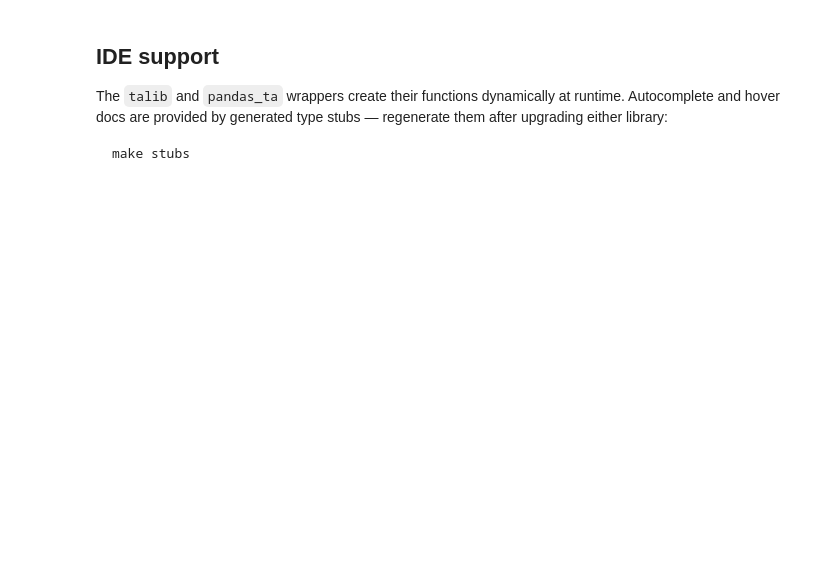
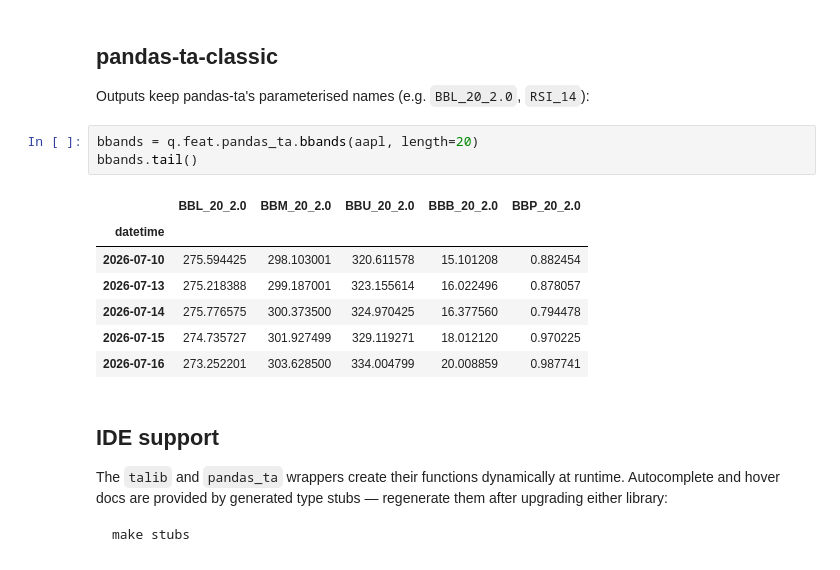
Before and after one commit to quantbert/qrt, a Jupyter notebook: docs/feat.ipynb, the cells around one changed output. Drawn from its saved outputs; the diff is of its cells as text; blank space fills up the shorter version.

```diff
--- a/docs/feat.ipynb
+++ b/docs/feat.ipynb
@@ -51,3 +110,18 @@ Outputs keep pandas-ta's parameterised names (e.g. `RSI_14`, `MACD_12_26_9`).
+# %% [markdown]
+## pandas-ta-classic
+
+Outputs keep pandas-ta's parameterised names (e.g. `BBL_20_2.0`, `RSI_14`):
+# %%
+bbands = q.feat.pandas_ta.bbands(aapl, length=20)
+bbands.tail()
+# %% [output]
+|  | BBL_20_2.0 | BBM_20_2.0 | BBU_20_2.0 | BBB_20_2.0 | BBP_20_2.0 |
+| datetime |  |  |  |  |  |
+| 2026-07-10 | 275.594425 | 298.103001 | 320.611578 | 15.101208 | 0.882454 |
+| 2026-07-13 | 275.218388 | 299.187001 | 323.155614 | 16.022496 | 0.878057 |
+| 2026-07-14 | 275.776575 | 300.373500 | 324.970425 | 16.377560 | 0.794478 |
+| 2026-07-15 | 274.735727 | 301.927499 | 329.119271 | 18.012120 | 0.970225 |
+| 2026-07-16 | 273.252201 | 303.628500 | 334.004799 | 20.008859 | 0.987741 |
 # %% [markdown]
 ## IDE support
 
```
Also changed, not shown: parts of 14 cells of this notebook, 16 other files.
